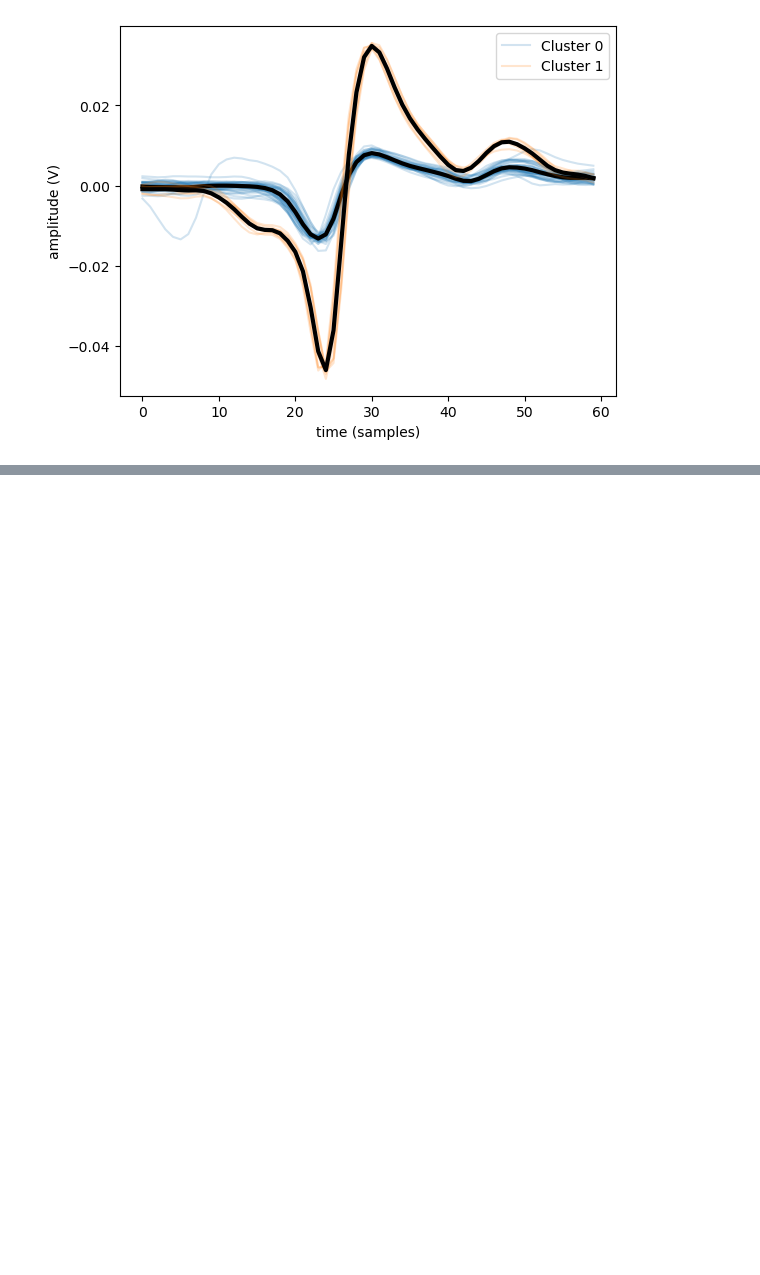
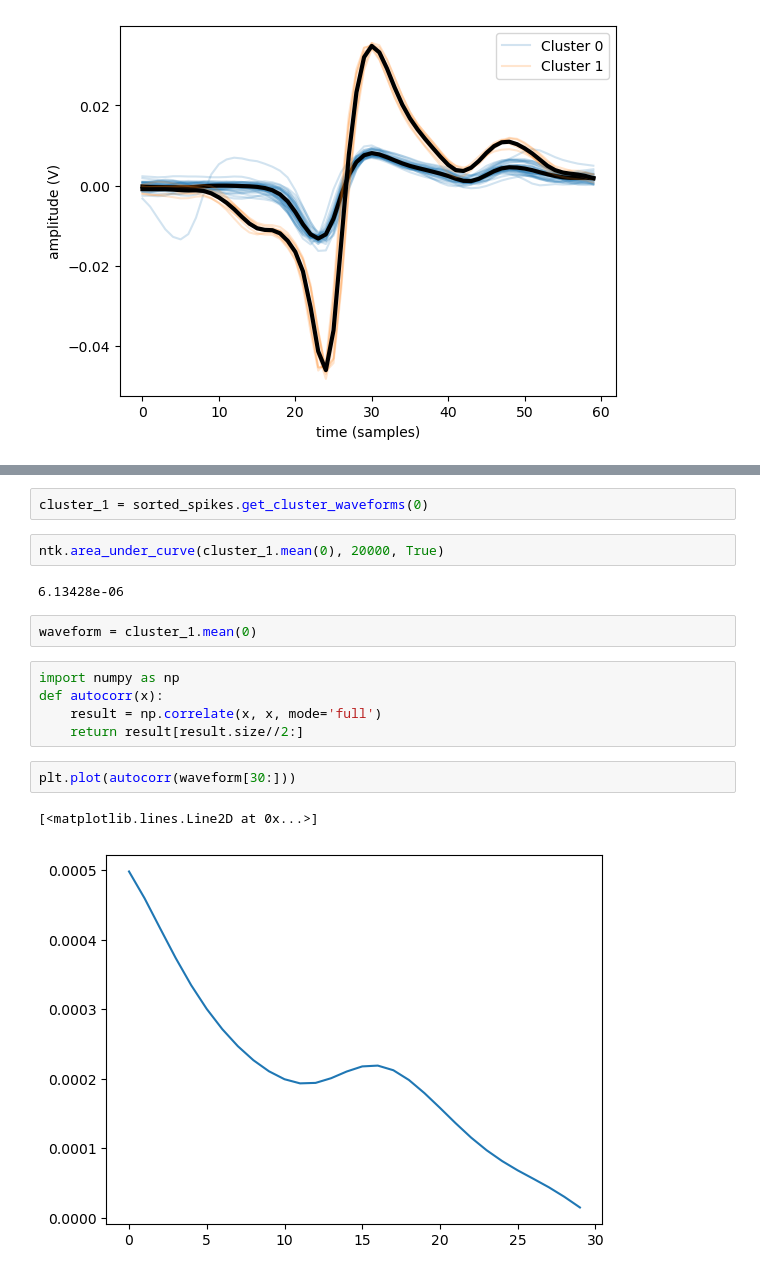
Before and after one commit to jeremyschroeter/neusci440, a Jupyter notebook: workspace.ipynb, the cells around one changed output, grey strips where cells are left out. Drawn from its saved outputs; the diff is of its cells as text; blank space fills up the shorter version.

```diff
--- a/workspace.ipynb
+++ b/workspace.ipynb
@@ -26,0 +25,18 @@ sorted_spikes.plot_pca()
+# %%
+cluster_1 = sorted_spikes.get_cluster_waveforms(0)
+# %%
+ntk.area_under_curve(cluster_1.mean(0), 20000, True)
+# %% [output]
+6.13428e-06
+# %%
+waveform = cluster_1.mean(0)
+# %%
+import numpy as np
+def autocorr(x):
+    result = np.correlate(x, x, mode='full')
+    return result[result.size//2:]
+# %%
+plt.plot(autocorr(waveform[30:]))
+# %% [output]
+[<matplotlib.lines.Line2D at 0x...>]
+[figure, added]
```
Also changed, not shown: parts of 4 cells of this notebook, 5 other files.
